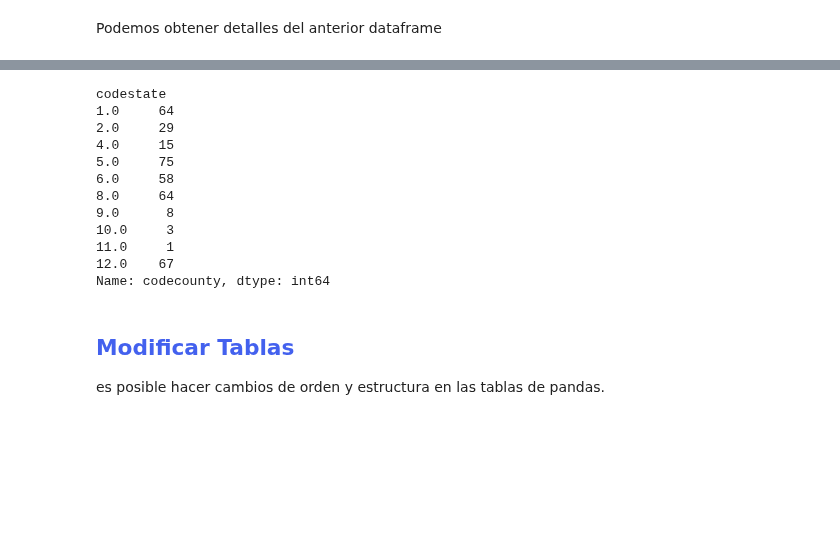
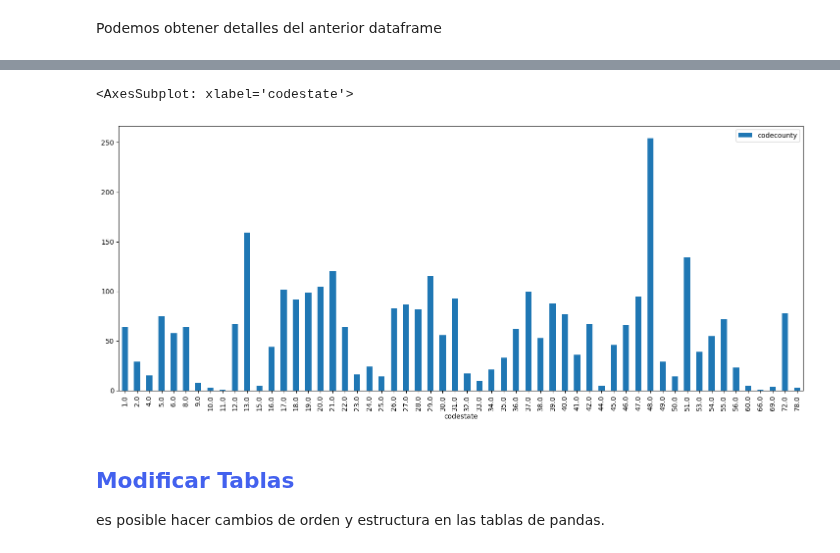
Before and after one commit to AprendizajeProfundo/diplomado-ciencia-de-datos, a Jupyter notebook: Programación-Python/Cuadernos/Taller_Pandas.ipynb, the cells around one changed output, grey strips where cells are left out. Saved outputs shown, nothing was run; the diff lists cells and outputs as text; code cells hidden in the pictures; blank space fills up the shorter version.

```diff
--- a/Programación-Python/Cuadernos/Taller_Pandas.ipynb
+++ b/Programación-Python/Cuadernos/Taller_Pandas.ipynb
@@ -458,18 +492,8 @@ codestate
 # %%
-counties.groupby("codestate")["codecounty"].count().head(10)
+counties.groupby("codestate")[["codecounty"]].count().plot(kind="bar",figsize=(18,7))
 # %% [output]
-codestate
-1.0     64
-2.0     29
-4.0     15
-5.0     75
-6.0     58
-8.0     64
-9.0      8
-10.0     3
-11.0     1
-12.0    67
-Name: codecounty, dtype: int64
+<AxesSubplot: xlabel='codestate'>
+[figure, added]
 # %% [markdown]
 ## <span style="color:#4361EE">Modificar Tablas</span>
 
```
Also changed, not shown: parts of 29 cells of this notebook, 6 other files.
